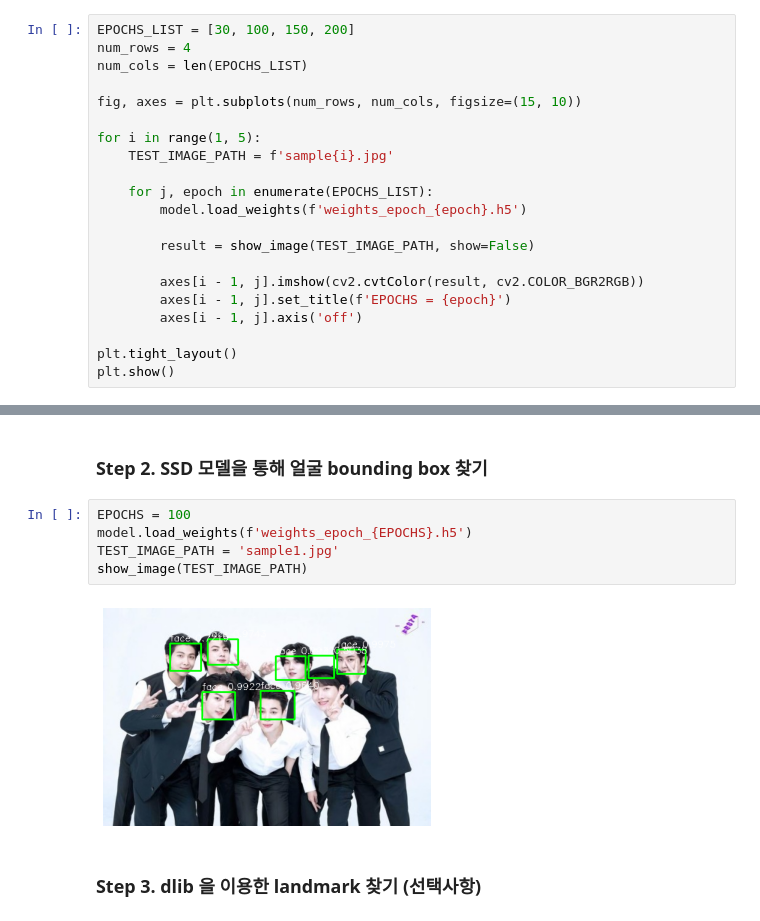
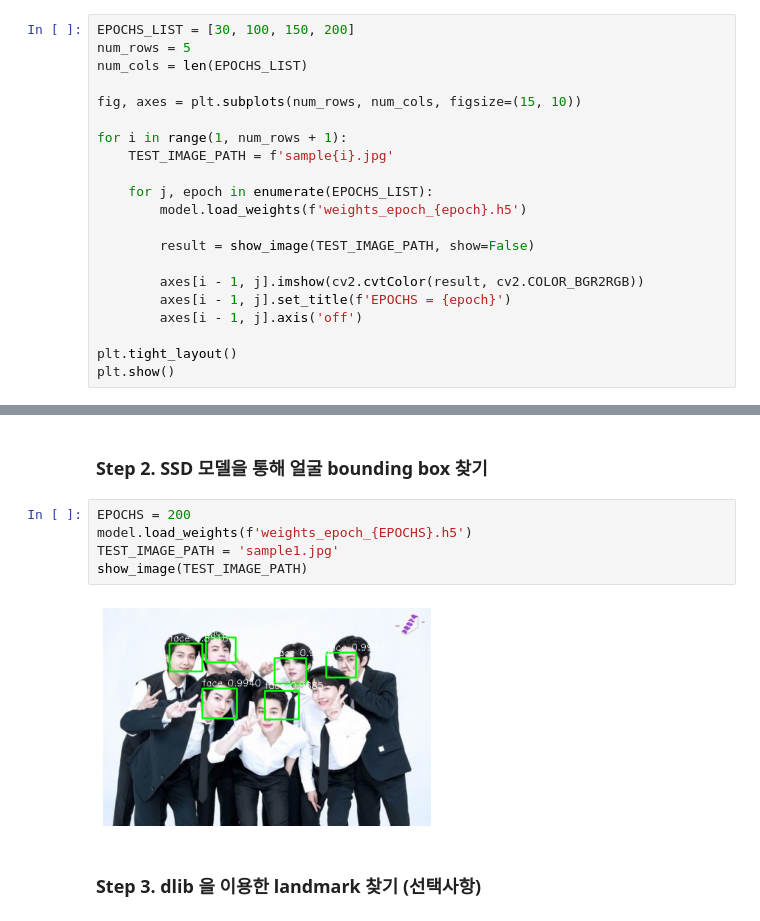
Before and after one commit to 201710808/AIFFELproject, a Jupyter notebook: Going_Deeper/Project7/Going_Deeper_21.ipynb, the cells around one changed output, grey strips where cells are left out. Saved outputs shown, nothing was run; the diff lists cells and outputs as text.

```diff
--- a/Going_Deeper/Project7/Going_Deeper_21.ipynb
+++ b/Going_Deeper/Project7/Going_Deeper_21.ipynb
@@ -917,12 +917,12 @@ plt.show()
 다른 이미지도 확인합니다.
 # %%
 EPOCHS_LIST = [30, 100, 150, 200]
-num_rows = 4
+num_rows = 5
 num_cols = len(EPOCHS_LIST)
 
 fig, axes = plt.subplots(num_rows, num_cols, figsize=(15, 10))
 
-for i in range(1, 5):
+for i in range(1, num_rows + 1):
     TEST_IMAGE_PATH = f'sample{i}.jpg'
 
     for j, epoch in enumerate(EPOCHS_LIST):
@@ -959,12 +959,12 @@ plt.imshow(sticker)
 # %% [markdown]
 ### Step 2. SSD 모델을 통해 얼굴 bounding box 찾기
 # %%
-EPOCHS = 100
+EPOCHS = 200
 model.load_weights(f'weights_epoch_{EPOCHS}.h5')
 TEST_IMAGE_PATH = 'sample1.jpg'
 show_image(TEST_IMAGE_PATH)
 # %% [output]
-[figure, old version]
+[figure, new version]
 # %% [markdown]
 ### Step 3. dlib 을 이용한 landmark 찾기 (선택사항)
 # %% [markdown]
```
Also changed, not shown: parts of 12 cells of this notebook.
